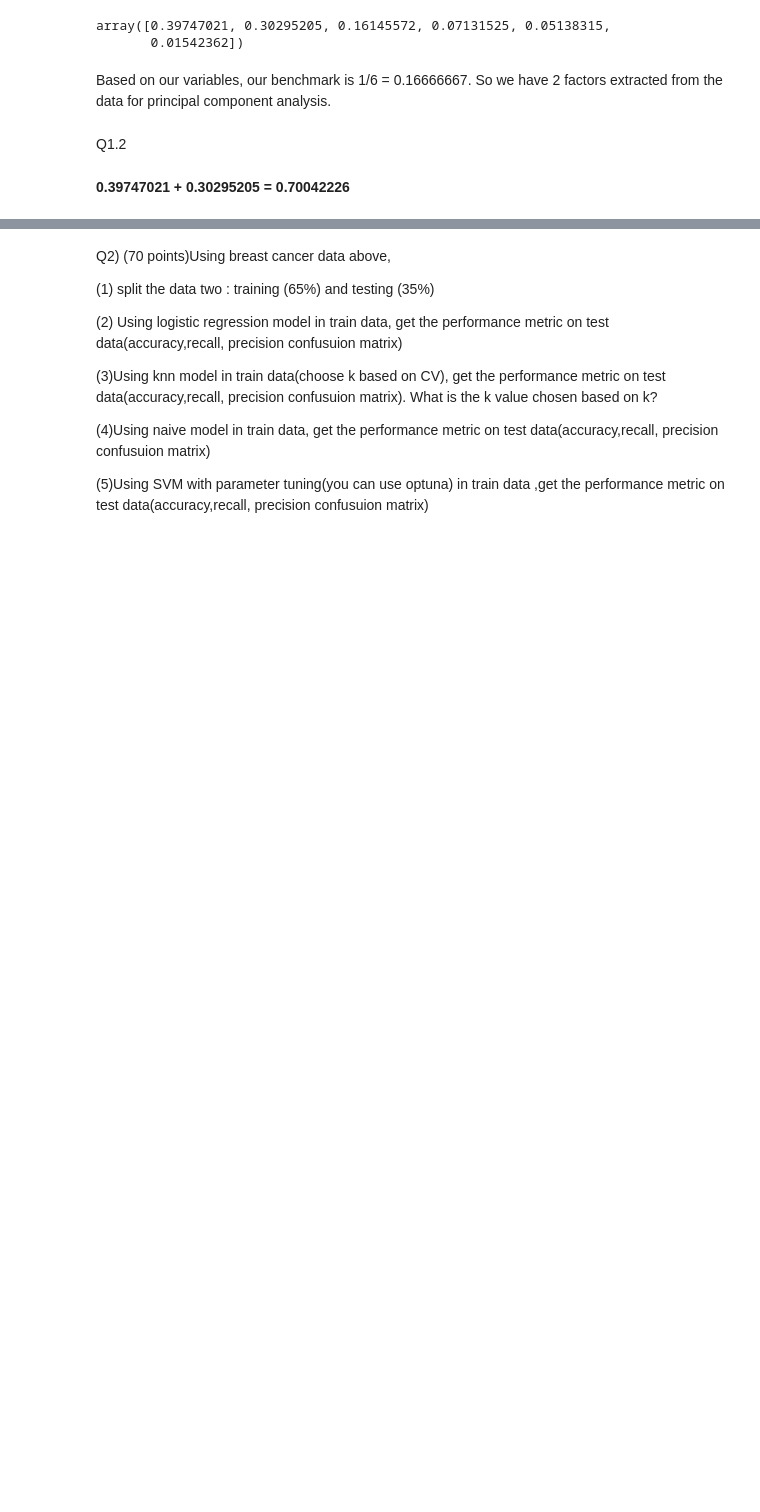
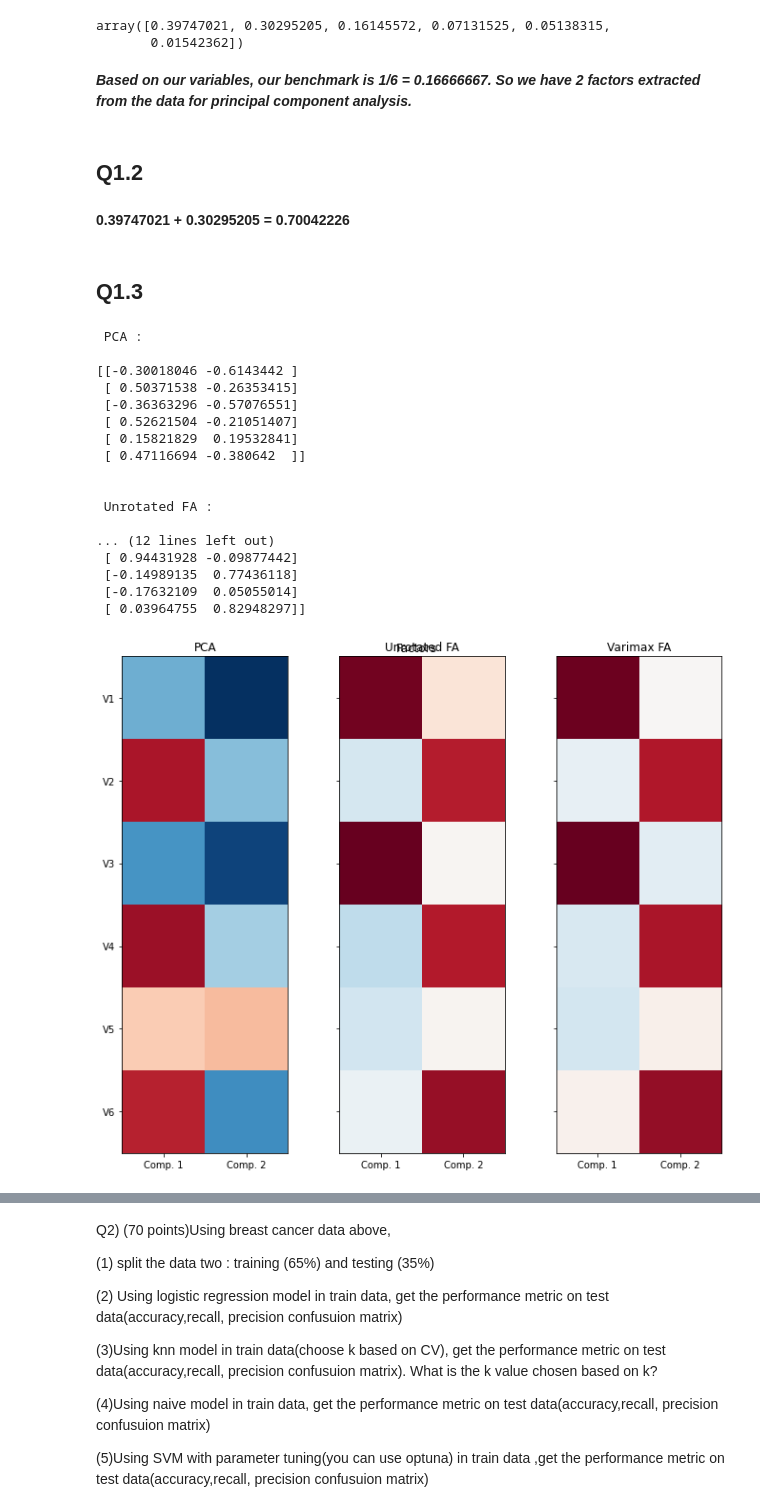
Before and after one commit to sanduriss/DataScience, a Jupyter notebook: Homework6.ipynb, the cells around one changed output, grey strips where cells are left out. Drawn from its saved outputs; the diff is of its cells as text; code cells hidden in the pictures; blank space fills up the shorter version.

```diff
--- a/Homework6.ipynb
+++ b/Homework6.ipynb
@@ -39,6 +39,7 @@ df=pd.read_csv('https://raw.githubusercontent.com/ogut77/DataScience/main/data/T
 from sklearn.preprocessing import StandardScaler
 X= StandardScaler().fit_transform(df)
 X=pd.DataFrame(X)
+X.columns=df.columns
 from sklearn.decomposition import PCA
 pca = PCA(n_components=6)
 principalComponents = pca.fit_transform(X)
@@ -47,9 +48,65 @@ pca.explained_variance_ratio_
 array([0.39747021, 0.30295205, 0.16145572, 0.07131525, 0.05138315,
        0.01542362])
 # %% [markdown]
-Based on our variables, our benchmark is 1/6 = 0.16666667.
-So we have 2 factors extracted from the data for principal component analysis.
+***Based on our variables, our benchmark is 1/6 = 0.16666667. So we have 2 factors extracted from the data for principal component analysis.***
-# %% [markdown]
-Q1.2
+# %% [markdown]
+## **Q1.2**
 # %% [markdown]
 **0.39747021 + 0.30295205 = 0.70042226**
+# %% [markdown]
+## **Q1.3**
+# %%
+import matplotlib.pyplot as plt
+import numpy as np
+
+from sklearn.decomposition import FactorAnalysis, PCA
+from sklearn.preprocessing import StandardScaler
+n_comps = 2
+
+methods = [
+    ("PCA", PCA()),
+    ("Unrotated FA", FactorAnalysis()),
+    ("Varimax FA", FactorAnalysis(rotation="varimax")),
+]
+fig, axes = plt.subplots(ncols=len(methods), figsize=(10, 8))
+
+for ax, (method, fa) in zip(axes, methods):
+    fa.set_params(n_components=n_comps)
+    fa.fit(X)
+
+    components = fa.components_.T
+    print("\n\n %s :\n" % method)
+    print(components)
+
+    vmax = np.abs(components).max()
+    ax.imshow(components, cmap="RdBu_r", vmax=vmax, vmin=-vmax)
+    ax.set_yticks(np.arange(len(X.columns)))
+    if ax.is_first_col():
+        ax.set_yticklabels(X.columns)
+    else:
+        ax.set_yticklabels([])
+    ax.set_title(str(method))
+    ax.set_xticks([0, 1])
+    ax.set_xticklabels(["Comp. 1", "Comp. 2"])
+fig.suptitle("Factors")
+plt.tight_layout()
+plt.show()
+# %% [output]
+ PCA :
+
+[[-0.30018046 -0.6143442 ]
+ [ 0.50371538 -0.26353415]
+ [-0.36363296 -0.57076551]
+ [ 0.52621504 -0.21051407]
+ [ 0.15821829  0.19532841]
+ [ 0.47116694 -0.380642  ]]
+
+
+ Unrotated FA :
+
+... (12 lines left out)
+ [ 0.94431928 -0.09877442]
+ [-0.14989135  0.77436118]
+ [-0.17632109  0.05055014]
+ [ 0.03964755  0.82948297]]
+[figure, added]
```
Also changed, not shown: parts of 19 cells of this notebook.
